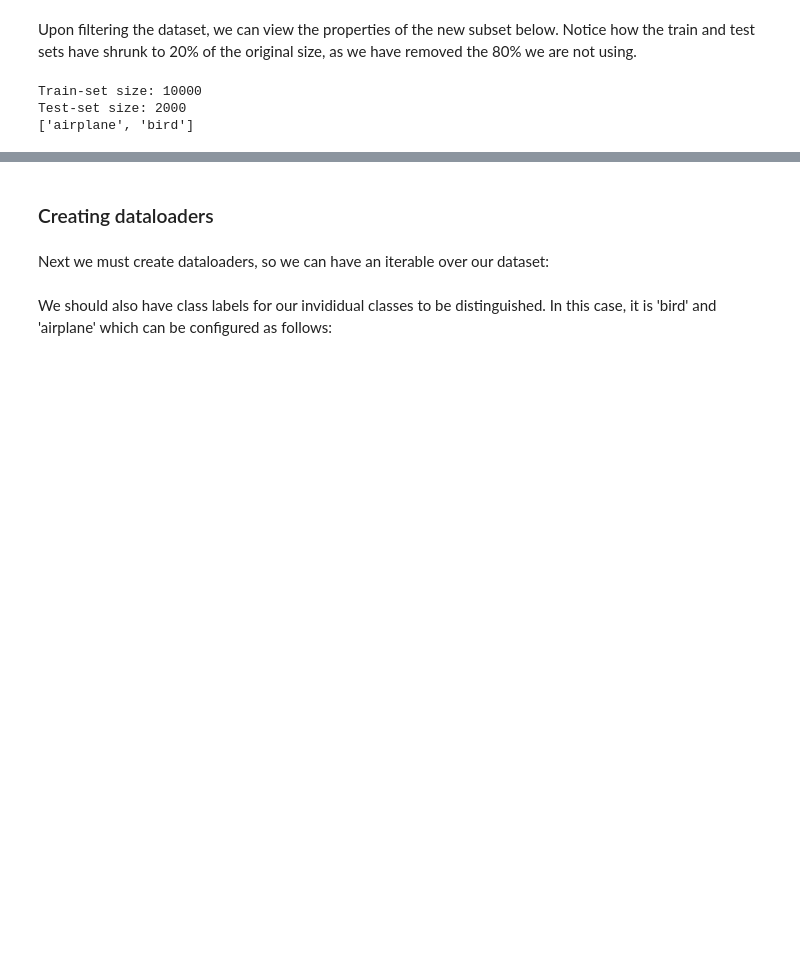
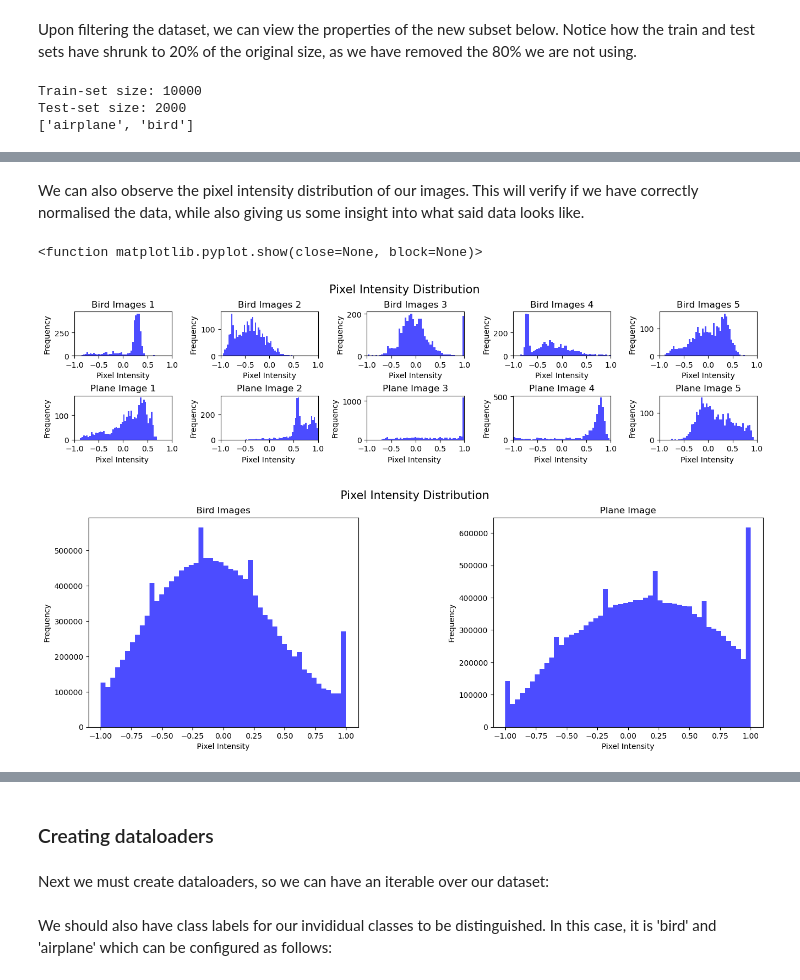
Before and after one commit to SamPrecious/ML_Image_Classification, a Jupyter notebook: Advanced AI Coursework.ipynb, the cells around one changed output, grey strips where cells are left out. Saved outputs shown, nothing was run; the diff lists cells and outputs as text; code cells hidden in the pictures; blank space fills up the shorter version.

```diff
--- a/Advanced AI Coursework.ipynb
+++ b/Advanced AI Coursework.ipynb
@@ -116,0 +194,58 @@ As we can see label 2 is linked with the bird label, and label 0 is linked with
+# %% [markdown]
+We can also observe the pixel intensity distribution of our images. This will verify if we have correctly normalised the data, while also giving us some insight into what said data looks like.
+# %%
+#Histograms of random images
+fig1 = plt.figure(figsize=(16,5))
+
+gs = fig1.add_gridspec(3,5)
+
+for i in range(5):
+
+    ax1 = fig1.add_subplot(gs[0, i])
+    ax1.hist(images[rand_bird_indices[i]].flatten(), bins=50, color='blue', alpha=0.7)
+    ax1.set_xlabel('Pixel Intensity')
+    ax1.set_ylabel('Frequency')
+    ax1.set_title(f'Bird Images {i+1}')
+    ax1.set_xlim([-1, 1])  # Not all images reach both ends of the pixel intensity spectrum, I have extended the axis to the minimums and maximums possible for consistency in images
+
+    ax2 = fig1.add_subplot(gs[1, i])
+    ax2.hist(images[rand_plane_indices[i]].flatten(), bins=50, color='blue', alpha=0.7)
+    ax2.set_xlabel('Pixel Intensity ')
+    ax2.set_ylabel('Frequency')
+    ax2.set_title(f'Plane Image {i+1}')
+    ax2.set_xlim([-1, 1])
+
+
+fig1.suptitle('Pixel Intensity Distribution', fontsize=15)
+
+
+plt.subplots_adjust(wspace=0.5, hspace=0.9) # Change the values as needed
+plt.show
+
+
+# Total histogram for each set
+fig1 = plt.figure(figsize=(16,5))
+
+gs = fig1.add_gridspec(1,2)
+
+ax1 = fig1.add_subplot(gs[0, 0])
+ax1.hist(bird_images.flatten(), bins=50, color='blue', alpha=0.7)
+ax1.set_title('Bird Images')
+ax1.set_xlabel('Pixel Intensity')
+ax1.set_ylabel('Frequency')
+
+ax2 = fig1.add_subplot(gs[0, 1])
+ax2.hist(plane_images.flatten(), bins=50, color='blue', alpha=0.7)
+test = 12
+ax2.set_title('Plane Image')
+ax2.set_xlabel('Pixel Intensity')
+ax2.set_ylabel('Frequency')
+
+fig1.suptitle('Pixel Intensity Distribution', fontsize=15)
+
+plt.subplots_adjust(wspace=0.5, hspace=0.5) # Change the values as needed
+plt.show
+# %% [output]
+<function matplotlib.pyplot.show(close=None, block=None)>
+[figure, added]
+[figure, added]
```
Also changed, not shown: parts of 132 cells of this notebook.
